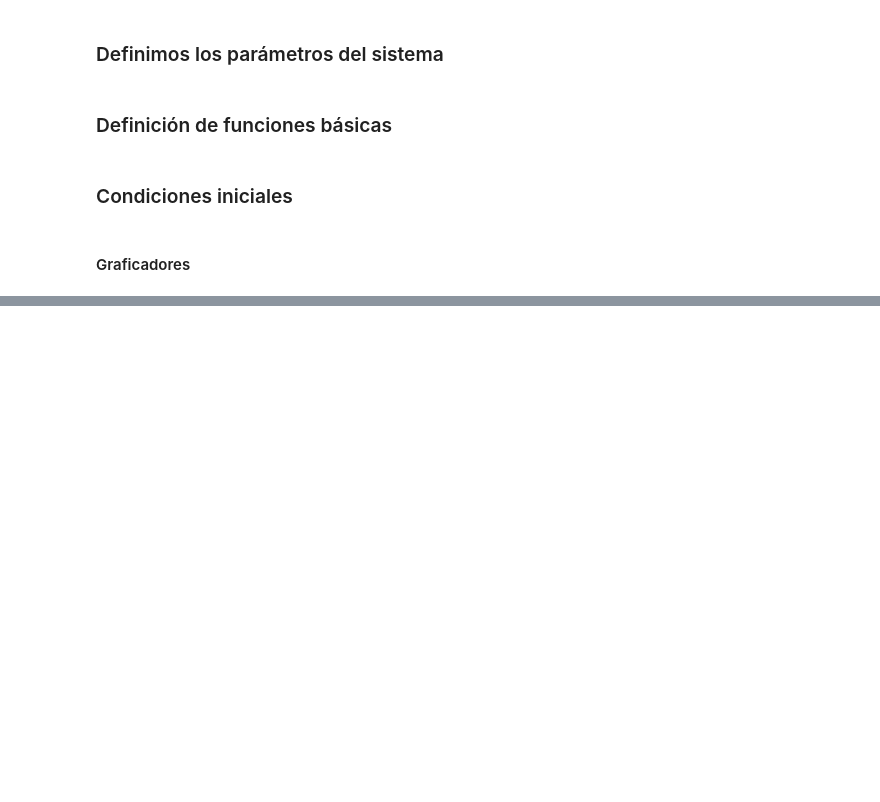
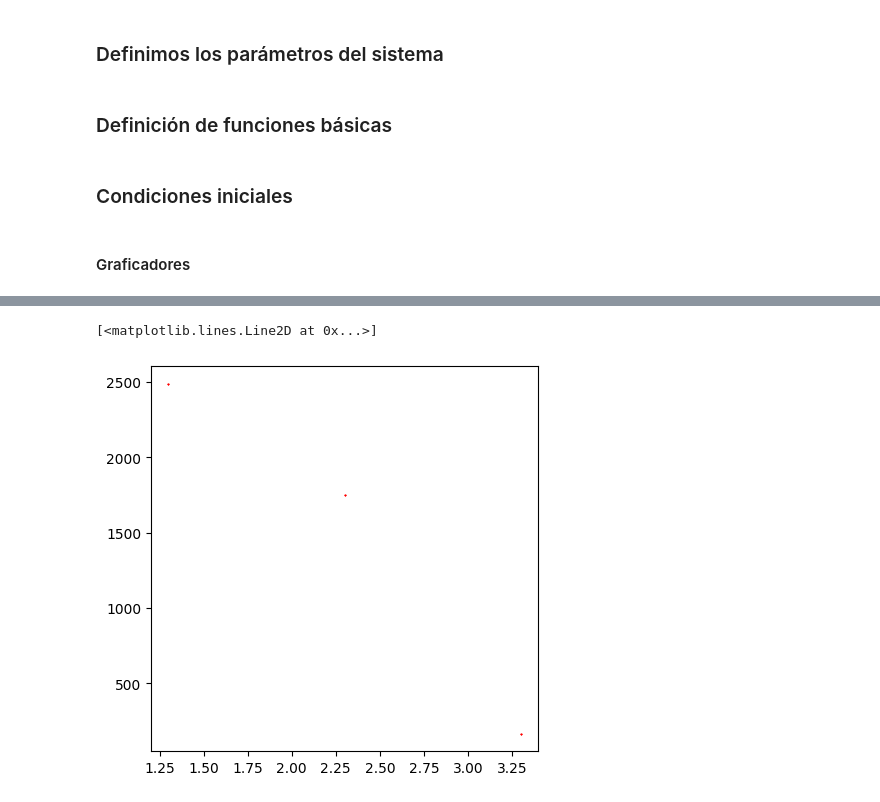
Before and after one commit to javierfeijoom/Simulaciones-Computacionales, a Jupyter notebook: Practica-4/Ising2D_Montecarlo.ipynb, the cells around one changed output, grey strips where cells are left out. Cells and saved outputs as stored; diff of their text form; code cells hidden in the pictures; blank space fills up the shorter version.

```diff
--- a/Practica-4/Ising2D_Montecarlo.ipynb
+++ b/Practica-4/Ising2D_Montecarlo.ipynb
@@ -94,0 +140,6 @@ plt.show()
+# %%
+plt.figure(figsize=(5, 5))
+plt.plot(TT,M,'r*',markersize=1)
+# %% [output]
+[<matplotlib.lines.Line2D at 0x...>]
+[figure, added]
```
Also changed, not shown: parts of 9 cells of this notebook.
